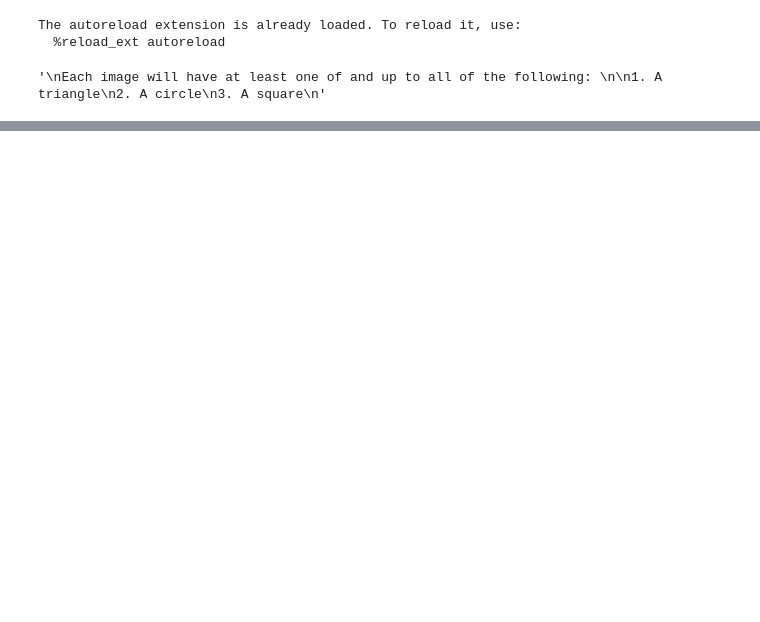
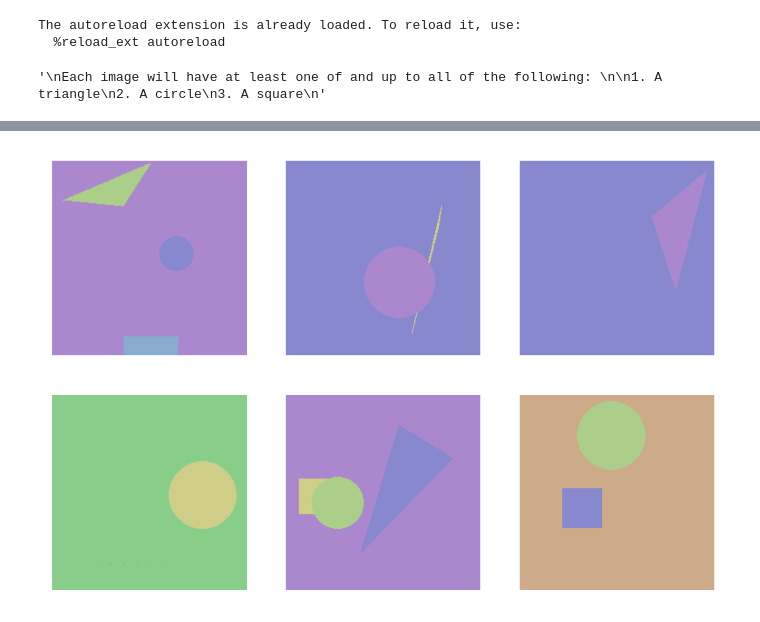
Before and after one commit to cao826/random-shapes-dataset, a Jupyter notebook: testing-module.ipynb, the cells around one changed output, grey strips where cells are left out. Drawn from its saved outputs; the diff is of its cells as text; code cells hidden in the pictures; blank space fills up the shorter version.

```diff
--- a/testing-module.ipynb
+++ b/testing-module.ipynb
@@ -192,0 +164,9 @@ accepted_colors = [0, 30, 60, 90, 120, 210, 240, 270]
+# %%
+fig, axs = plt.subplots(2,3, dpi=250)
+for i in range(2):
+    for j in range(3):
+        ax = axs[i,j]
+        ax.axis('off')
+        ax.imshow(image_maker.construct_image(img_generator()))
+# %% [output]
+[figure, added]
```
Also changed, not shown: parts of 31 cells of this notebook, 1 other file.
